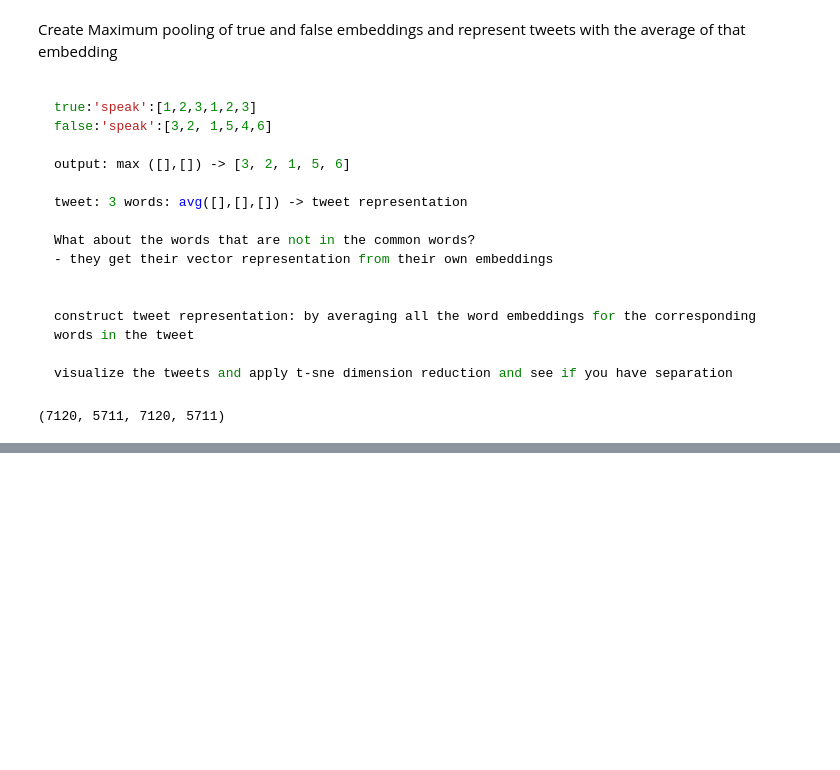
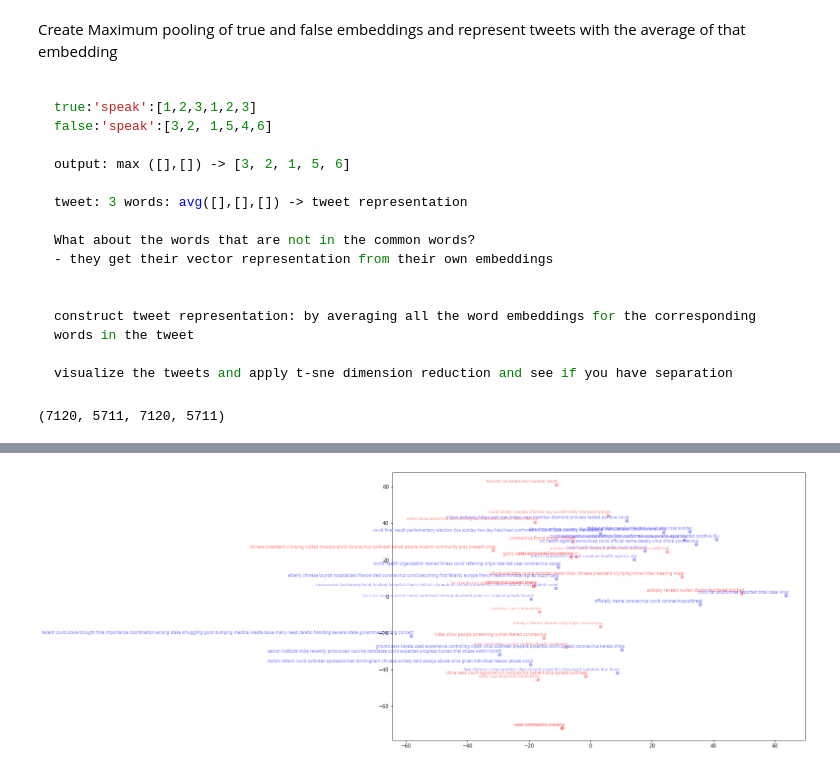
Before and after one commit to yasharmansouri/misinformation-detection, a Jupyter notebook: 200-EDA.ipynb, the cells around one changed output, grey strips where cells are left out. Drawn from its saved outputs; the diff is of its cells as text; code cells hidden in the pictures; blank space fills up the shorter version.

```diff
--- a/200-EDA.ipynb
+++ b/200-EDA.ipynb
@@ -737,0 +761,18 @@ te_unreliable_cbow = maxi_meaner(we_unreliable_cbow, unreliable_tweets)
+# %%
+true_subset = true_result[:20,]
+unreliable_subset = unreliable_result[:20,]
+true_tweet_subset = true_tweets[:20]
+unreliable_tweet_subset = unreliable_tweets[:20]
+
+plt.figure(figsize=(15, 10))
+plt.scatter(true_subset[:, 0], true_subset[:, 1], alpha=0.3, c='b')
+plt.scatter(unreliable_subset[:, 0], unreliable_subset[:, 1], alpha=0.3, c='r')
+for i, tweet in enumerate(true_tweet_subset):
+    plt.annotate(tweet, alpha=0.5, xy=(true_subset[i, 0], true_subset[i, 1]), xytext=(5, 2),
+                textcoords='offset points', ha='right', va='bottom', size=8, color='b')
+for i, tweet in enumerate(unreliable_tweet_subset):
+    plt.annotate(tweet, alpha=0.5, xy=(unreliable_subset[i, 0], unreliable_subset[i, 1]), xytext=(5, 2),
+                textcoords='offset points', ha='right', va='bottom', size=8, color='r')
+plt.show()
+# %% [output]
+[figure, added]
```
Also changed, not shown: parts of 19 cells of this notebook.
